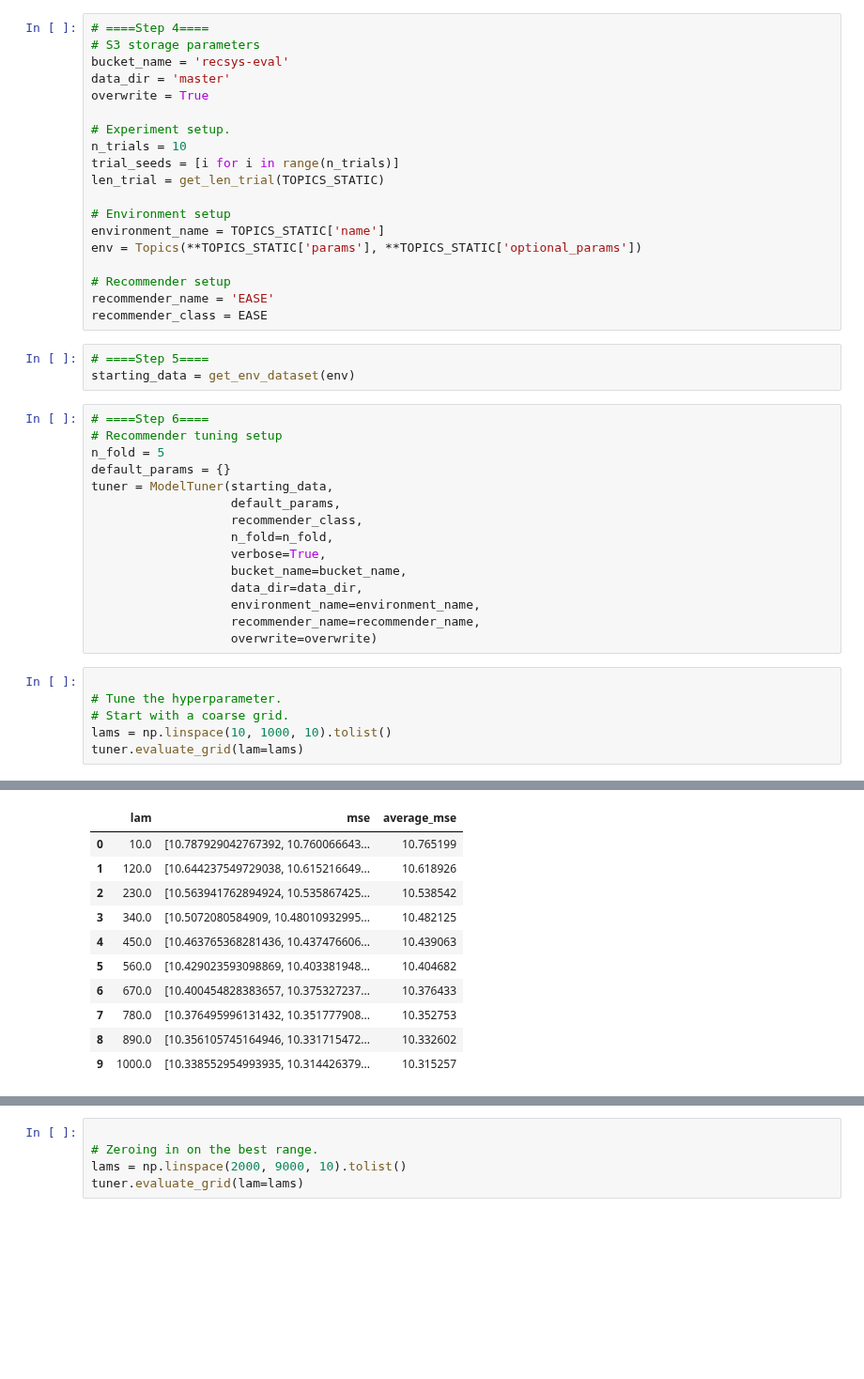
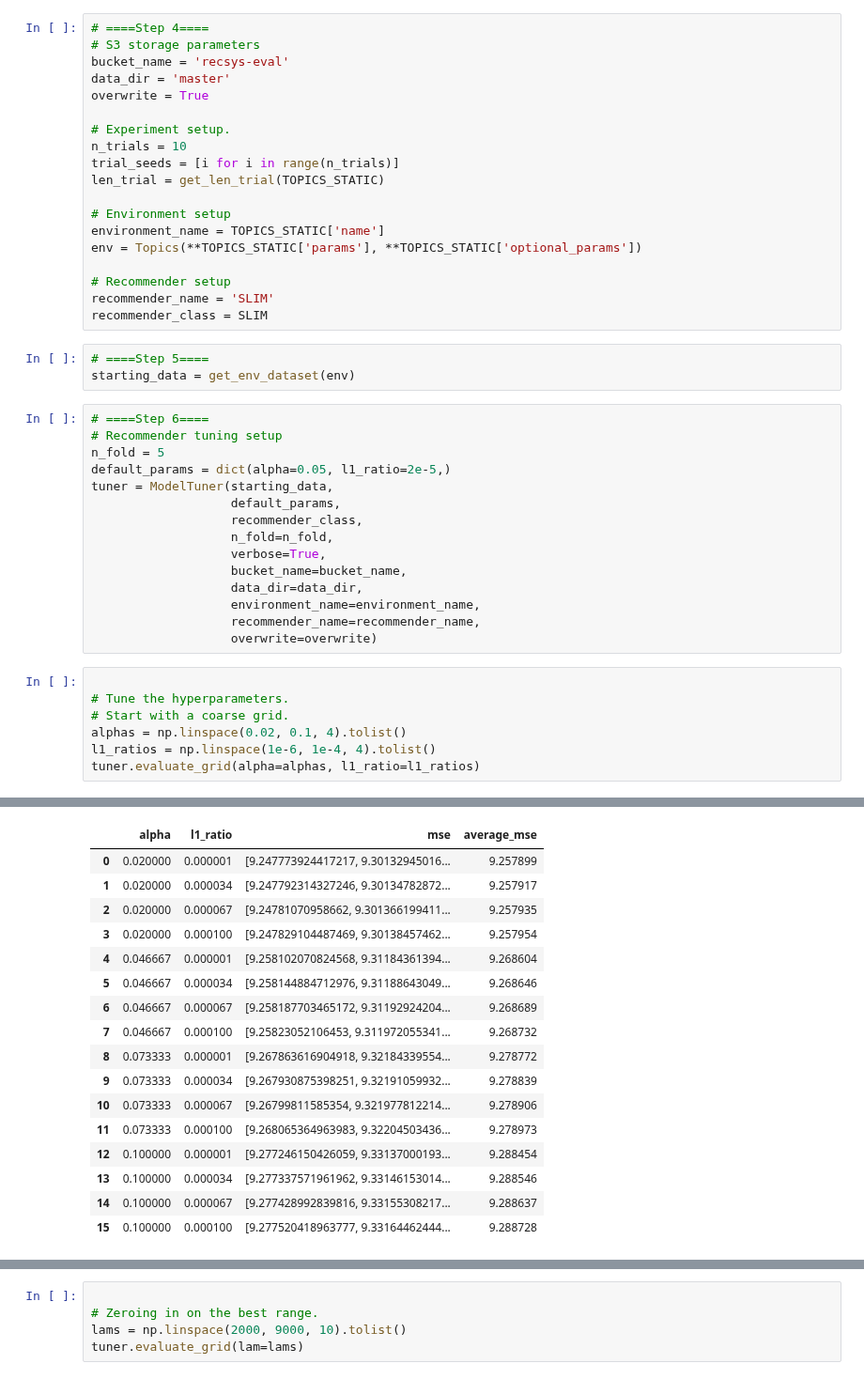
Before and after one commit to berkeley-reclab/RecLab, a Jupyter notebook: experiments/Tuning-Notebook.ipynb, the cells around one changed output, grey strips where cells are left out. Shown at 94% size. Cells and saved outputs as stored; diff of their text form; blank space fills up the shorter version.

```diff
--- a/experiments/Tuning-Notebook.ipynb
+++ b/experiments/Tuning-Notebook.ipynb
@@ -28,8 +30,8 @@ environment_name = TOPICS_STATIC['name']
 env = Topics(**TOPICS_STATIC['params'], **TOPICS_STATIC['optional_params'])
 
 # Recommender setup
-recommender_name = 'EASE'
-recommender_class = EASE
+recommender_name = 'SLIM'
+recommender_class = SLIM
 # %%
 # ====Step 5====
 starting_data = get_env_dataset(env)
@@ -37,7 +39,7 @@ starting_data = get_env_dataset(env)
 # ====Step 6====
 # Recommender tuning setup
 n_fold = 5
-default_params = {}
+default_params = dict(alpha=0.05, l1_ratio=2e-5,)
 tuner = ModelTuner(starting_data,
                    default_params,
                    recommender_class,
@@ -50,8 +52,9 @@ tuner = ModelTuner(starting_data,
                    overwrite=overwrite)
 # %%
 
-# Tune the hyperparameter.
+# Tune the hyperparameters.
 # Start with a coarse grid.
-lams = np.linspace(10, 1000, 10).tolist()
-tuner.evaluate_grid(lam=lams)
+alphas = np.linspace(0.02, 0.1, 4).tolist()
+l1_ratios = np.linspace(1e-6, 1e-4, 4).tolist()
+tuner.evaluate_grid(alpha=alphas, l1_ratio=l1_ratios)
 # %% [output]
@@ -75,11 +78,17 @@ Saving to S3 directory: master/topics_static/EASE/tuning/evaluation_0/
-|  | lam | mse | average_mse |
-| 0 | 10.0 | [10.787929042767392, 10.760066643... | 10.765199 |
-| 1 | 120.0 | [10.644237549729038, 10.615216649... | 10.618926 |
-| 2 | 230.0 | [10.563941762894924, 10.535867425... | 10.538542 |
-| 3 | 340.0 | [10.5072080584909, 10.48010932995... | 10.482125 |
-| 4 | 450.0 | [10.463765368281436, 10.437476606... | 10.439063 |
-| 5 | 560.0 | [10.429023593098869, 10.403381948... | 10.404682 |
-| 6 | 670.0 | [10.400454828383657, 10.375327237... | 10.376433 |
-| 7 | 780.0 | [10.376495996131432, 10.351777908... | 10.352753 |
-| 8 | 890.0 | [10.356105745164946, 10.331715472... | 10.332602 |
-| 9 | 1000.0 | [10.338552954993935, 10.314426379... | 10.315257 |
+|  | alpha | l1_ratio | mse | average_mse |
+| 0 | 0.020000 | 0.000001 | [9.247773924417217, 9.30132945016... | 9.257899 |
+| 1 | 0.020000 | 0.000034 | [9.247792314327246, 9.30134782872... | 9.257917 |
+| 2 | 0.020000 | 0.000067 | [9.24781070958662, 9.301366199411... | 9.257935 |
+| 3 | 0.020000 | 0.000100 | [9.247829104487469, 9.30138457462... | 9.257954 |
+| 4 | 0.046667 | 0.000001 | [9.258102070824568, 9.31184361394... | 9.268604 |
+| 5 | 0.046667 | 0.000034 | [9.258144884712976, 9.31188643049... | 9.268646 |
+| 6 | 0.046667 | 0.000067 | [9.258187703465172, 9.31192924204... | 9.268689 |
+| 7 | 0.046667 | 0.000100 | [9.25823052106453, 9.311972055341... | 9.268732 |
+| 8 | 0.073333 | 0.000001 | [9.267863616904918, 9.32184339554... | 9.278772 |
+| 9 | 0.073333 | 0.000034 | [9.267930875398251, 9.32191059932... | 9.278839 |
+| 10 | 0.073333 | 0.000067 | [9.26799811585354, 9.321977812214... | 9.278906 |
+| 11 | 0.073333 | 0.000100 | [9.268065364963983, 9.32204503436... | 9.278973 |
+| 12 | 0.100000 | 0.000001 | [9.277246150426059, 9.33137000193... | 9.288454 |
+| 13 | 0.100000 | 0.000034 | [9.277337571961962, 9.33146153014... | 9.288546 |
+| 14 | 0.100000 | 0.000067 | [9.277428992839816, 9.33155308217... | 9.288637 |
+| 15 | 0.100000 | 0.000100 | [9.277520418963777, 9.33164462444... | 9.288728 |
```
Also changed, not shown: parts of 8 cells of this notebook.
